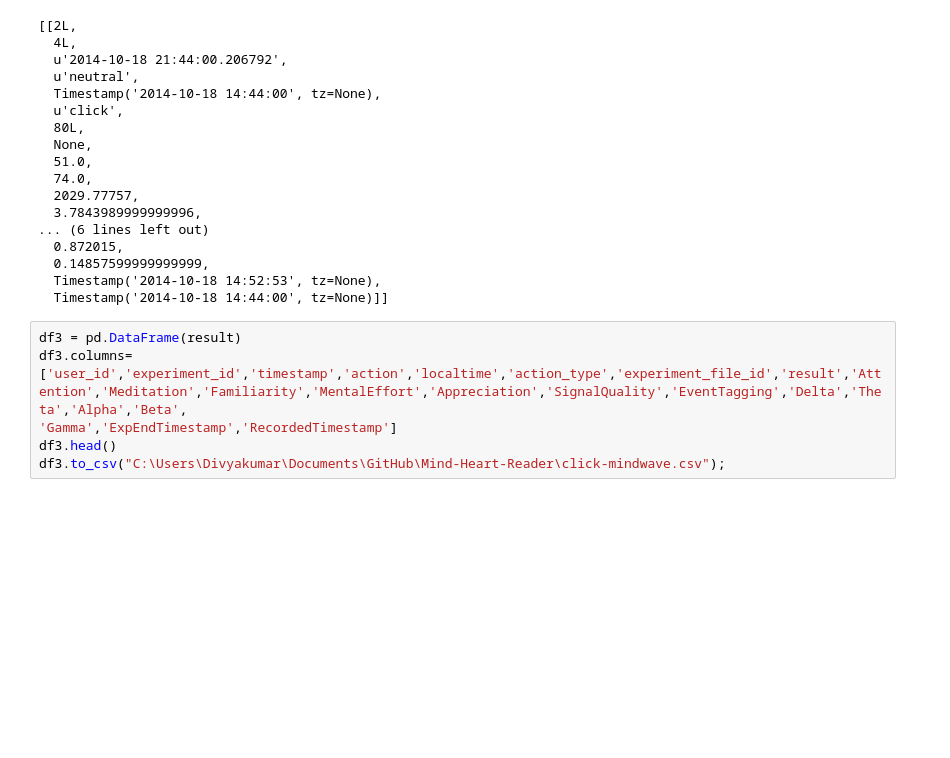
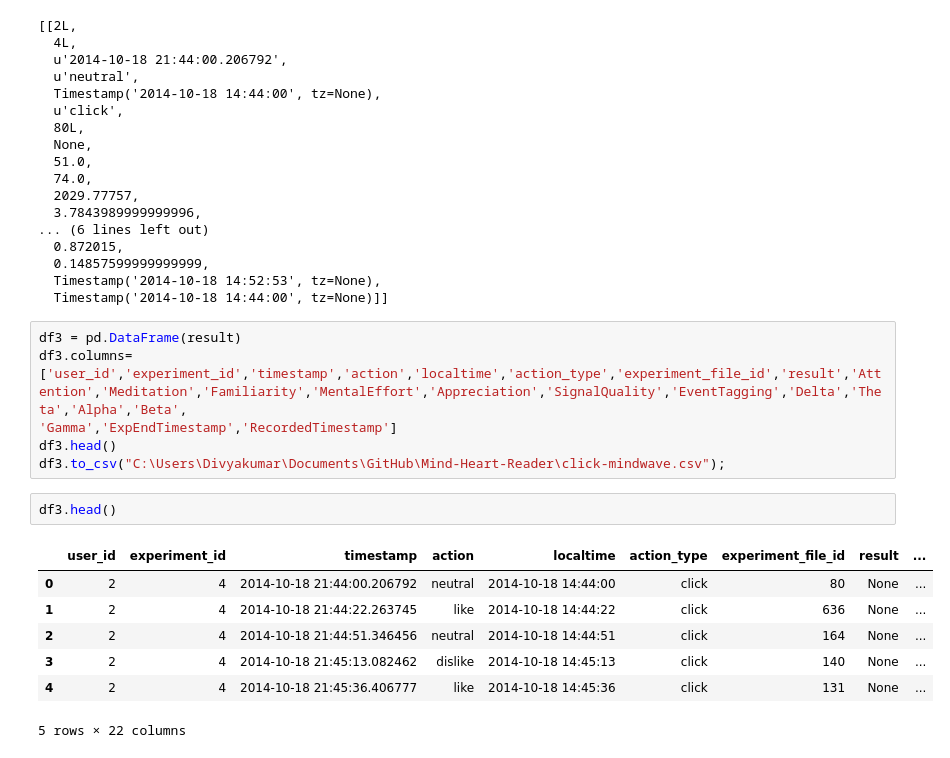
Before and after one commit to jannah/Mind-Heart-Reader, a Jupyter notebook: test_notebooks/Processing_Mindwave_Raw_to_DB.ipynb, the cells around one changed output. Drawn from its saved outputs; the diff is of its cells as text; blank space fills up the shorter version.

```diff
--- a/test_notebooks/Processing_Mindwave_Raw_to_DB.ipynb
+++ b/test_notebooks/Processing_Mindwave_Raw_to_DB.ipynb
@@ -92,3 +106,13 @@ df3.columns=['user_id','experiment_id','timestamp','action','localtime','action_
 'Gamma','ExpEndTimestamp','RecordedTimestamp']
 df3.head()
 df3.to_csv("C:\Users\Divyakumar\Documents\GitHub\Mind-Heart-Reader\click-mindwave.csv");
+# %%
+df3.head()
+# %% [output]
+|  | user_id | experiment_id | timestamp | action | localtime | action_type | experiment_file_id | result | ... |
+| 0 | 2 | 4 | 2014-10-18 21:44:00.206792 | neutral | 2014-10-18 14:44:00 | click | 80 | None | ... |
+| 1 | 2 | 4 | 2014-10-18 21:44:22.263745 | like | 2014-10-18 14:44:22 | click | 636 | None | ... |
+| 2 | 2 | 4 | 2014-10-18 21:44:51.346456 | neutral | 2014-10-18 14:44:51 | click | 164 | None | ... |
+| 3 | 2 | 4 | 2014-10-18 21:45:13.082462 | dislike | 2014-10-18 14:45:13 | click | 140 | None | ... |
+| 4 | 2 | 4 | 2014-10-18 21:45:36.406777 | like | 2014-10-18 14:45:36 | click | 131 | None | ... |
+5 rows × 22 columns
```
Also changed, not shown: parts of 13 cells of this notebook, 1 other file.
